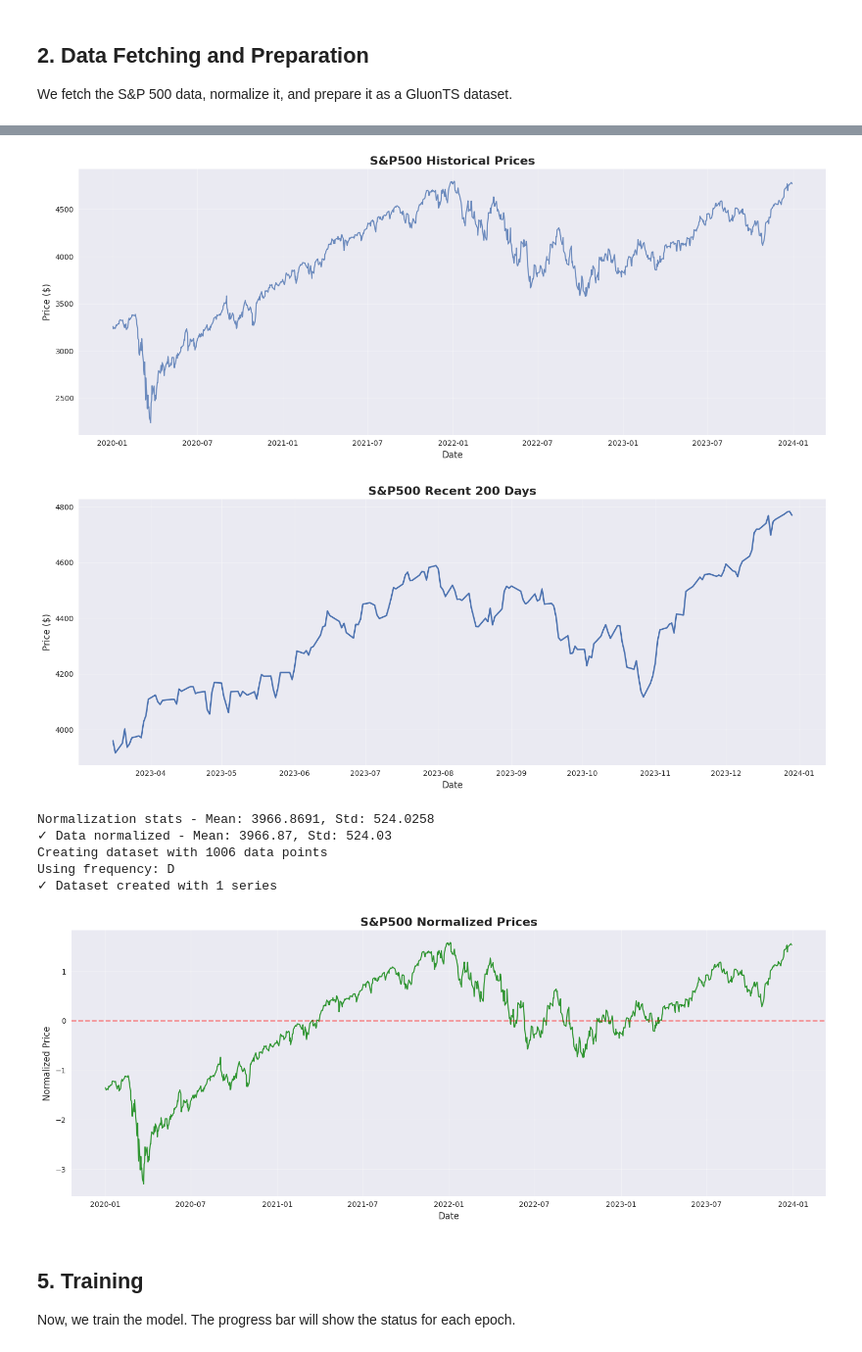
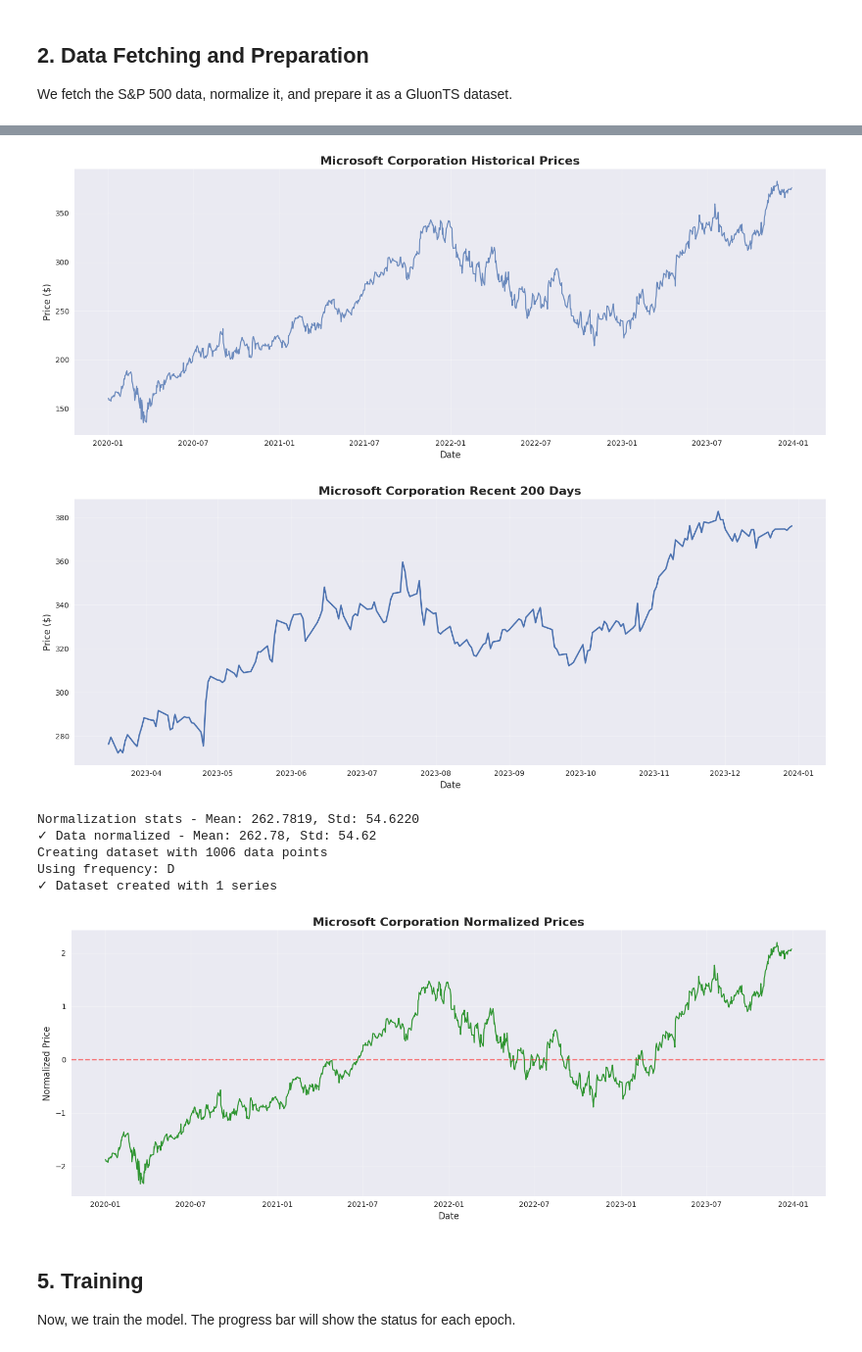
Before and after one commit to Land-Walker/pytorch-ts, a Jupyter notebook: Grok Assisted/TimeGrad_Run_Example.ipynb, the cells around one changed output, grey strips where cells are left out. Shown at 98% size. Saved outputs shown, nothing was run; the diff lists cells and outputs as text; code cells hidden in the pictures.

```diff
--- a/Grok Assisted/TimeGrad_Run_Example.ipynb
+++ b/Grok Assisted/TimeGrad_Run_Example.ipynb
@@ -152,6 +160,7 @@ We fetch the S&P 500 data, normalize it, and prepare it as a GluonTS dataset.
 # %%
 # Configure data parameters
 data_config = DataConfig(
+    symbol= 'MSFT',
     start_date='2020-01-01',
     end_date='2024-01-01',
     interval='1d',
@@ -159,7 +168,10 @@ data_config = DataConfig(
     prediction_length=10
 )
 
-print("Fetching S&P500 data...")
+tickerSymbol = yf.Ticker(data_config.symbol)
+company_name = tickerSymbol.info['longName']
+
+print("Fetching " + company_name + " data...")
 df = fetch_sp500_data(data_config)
 print(f"✓ Fetched {len(df)} data points from {df.index[0]} to {df.index[-1]}")
 
@@ -190,7 +202,7 @@ max    4796.560059
 # Visualize raw data
 plt.figure(figsize=(15, 6))
 plt.plot(df.index, df['close'], linewidth=1.5, alpha=0.8)
-plt.title('S&P500 Historical Prices', fontsize=16, fontweight='bold')
+plt.title(company_name + ' Historical Prices', fontsize=16, fontweight='bold')
 plt.xlabel('Date', fontsize=12)
 plt.ylabel('Price ($)', fontsize=12)
 plt.grid(True, alpha=0.3)
@@ -201,42 +213,42 @@ plt.show()
 plt.figure(figsize=(15, 6))
 recent_data = df.tail(200)
 plt.plot(recent_data.index, recent_data['close'], linewidth=2)
-plt.title('S&P500 Recent 200 Days', fontsize=16, fontweight='bold')
+plt.title(company_name + ' Recent 200 Days', fontsize=16, fontweight='bold')
 plt.xlabel('Date', fontsize=12)
 plt.ylabel('Price ($)', fontsize=12)
 plt.grid(True, alpha=0.3)
 plt.tight_layout()
 plt.show()
 # %% [output]
-[figure, old version]
+[figure, new version]
-[figure, old version]
+[figure, new version]
 # %%
 # Normalize data for training
 df_normalized, data_mean, data_std = normalize_data(df)
 print(f"✓ Data normalized - Mean: {data_mean:.2f}, Std: {data_std:.2f}")
 
 # Create GluonTS dataset
 dataset = prepare_gluonts_dataset(df_normalized, data_config)
 train_data = list(dataset)
 print(f"✓ Dataset created with {len(train_data)} series")
 
 # Visualize normalized data
 plt.figure(figsize=(15, 6))
 plt.plot(df_normalized.index, df_normalized['close'], linewidth=1.5, alpha=0.8, color='green')
-plt.title('S&P500 Normalized Prices', fontsize=16, fontweight='bold')
+plt.title(company_name + ' Normalized Prices', fontsize=16, fontweight='bold')
 plt.xlabel('Date', fontsize=12)
 plt.ylabel('Normalized Price', fontsize=12)
 plt.axhline(y=0, color='red', linestyle='--', alpha=0.5)
 plt.grid(True, alpha=0.3)
 plt.tight_layout()
 plt.show()
 # %% [output]
-Normalization stats - Mean: 3966.8691, Std: 524.0258
-✓ Data normalized - Mean: 3966.87, Std: 524.03
+Normalization stats - Mean: 262.7819, Std: 54.6220
+✓ Data normalized - Mean: 262.78, Std: 54.62
 Creating dataset with 1006 data points
 Using frequency: D
 ✓ Dataset created with 1 series
-[figure, old version]
+[figure, new version]
 # %% [markdown]
 ## 5. Training
 
```
Also changed, not shown: parts of 8 cells of this notebook, 3 other files.
